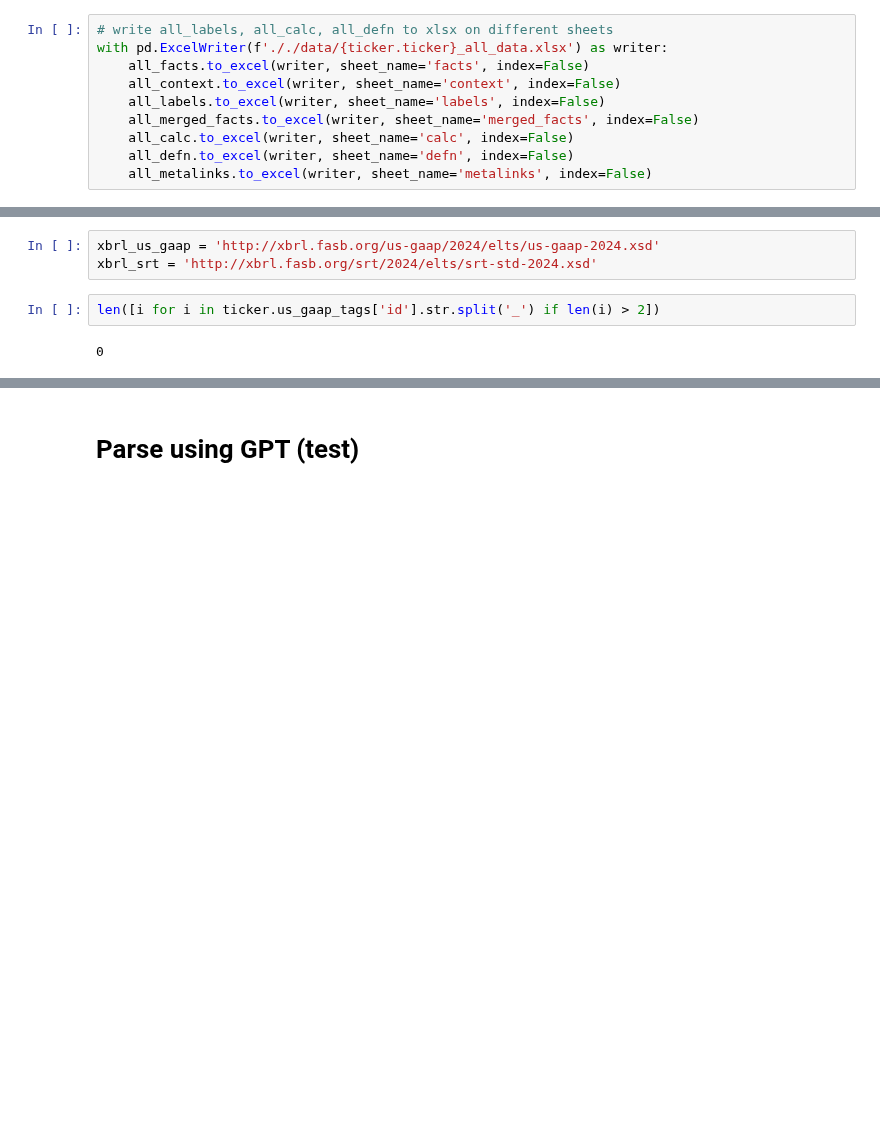
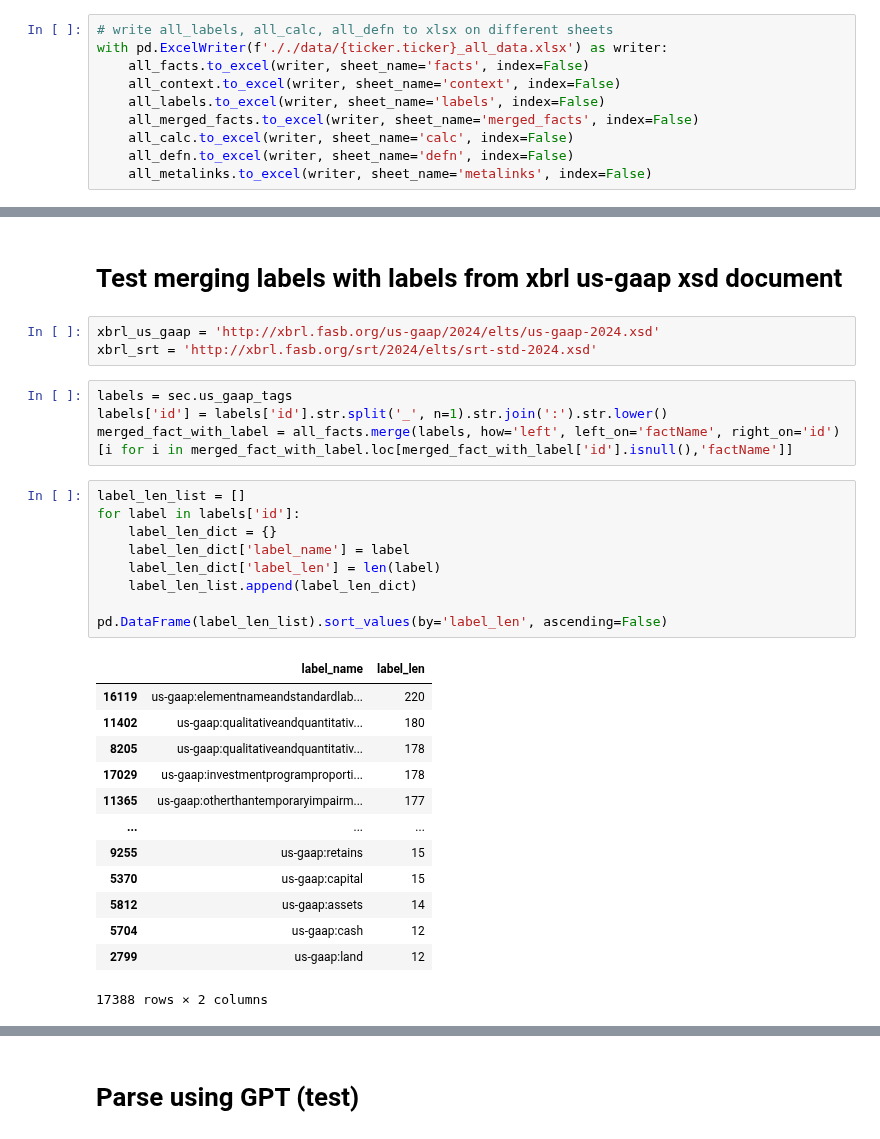
Before and after one commit to dizzydwarfus/finance-dashboard, a Jupyter notebook: utils/secscraper/sec_api_test.ipynb, the cells around one changed output, grey strips where cells are left out. Cells and saved outputs as stored; diff of their text form; blank space fills up the shorter version.

Commit message:
expanded segment to match with standard labels; started standard mapping of xbrl elements

```diff
--- a/utils/secscraper/sec_api_test.ipynb
+++ b/utils/secscraper/sec_api_test.ipynb
@@ -1769,7 +1739,33 @@ with pd.ExcelWriter(f'././data/{ticker.ticker}_all_data.xlsx') as writer:
+# %% [markdown]
+# Test merging labels with labels from xbrl us-gaap xsd document
 # %%
 xbrl_us_gaap = 'http://xbrl.fasb.org/us-gaap/2024/elts/us-gaap-2024.xsd'
 xbrl_srt = 'http://xbrl.fasb.org/srt/2024/elts/srt-std-2024.xsd'
-# %%
-len([i for i in ticker.us_gaap_tags['id'].str.split('_') if len(i) > 2])
-# %% [output]
-0
+# %%
+labels = sec.us_gaap_tags
+labels['id'] = labels['id'].str.split('_', n=1).str.join(':').str.lower()
+merged_fact_with_label = all_facts.merge(labels, how='left', left_on='factName', right_on='id')
+[i for i in merged_fact_with_label.loc[merged_fact_with_label['id'].isnull(),'factName']]
+# %%
+label_len_list = []
+for label in labels['id']:
+    label_len_dict = {}
+    label_len_dict['label_name'] = label
+    label_len_dict['label_len'] = len(label)
+    label_len_list.append(label_len_dict)
+
+pd.DataFrame(label_len_list).sort_values(by='label_len', ascending=False)
+# %% [output]
+|  | label_name | label_len |
+| 16119 | us-gaap:elementnameandstandardlab... | 220 |
+| 11402 | us-gaap:qualitativeandquantitativ... | 180 |
+| 8205 | us-gaap:qualitativeandquantitativ... | 178 |
+| 17029 | us-gaap:investmentprogramproporti... | 178 |
+| 11365 | us-gaap:otherthantemporaryimpairm... | 177 |
+| ... | ... | ... |
+| 9255 | us-gaap:retains | 15 |
+| 5370 | us-gaap:capital | 15 |
+| 5812 | us-gaap:assets | 14 |
+| 5704 | us-gaap:cash | 12 |
+| 2799 | us-gaap:land | 12 |
+17388 rows × 2 columns
```
Also changed, not shown: parts of 32 cells of this notebook, 5 other files.
